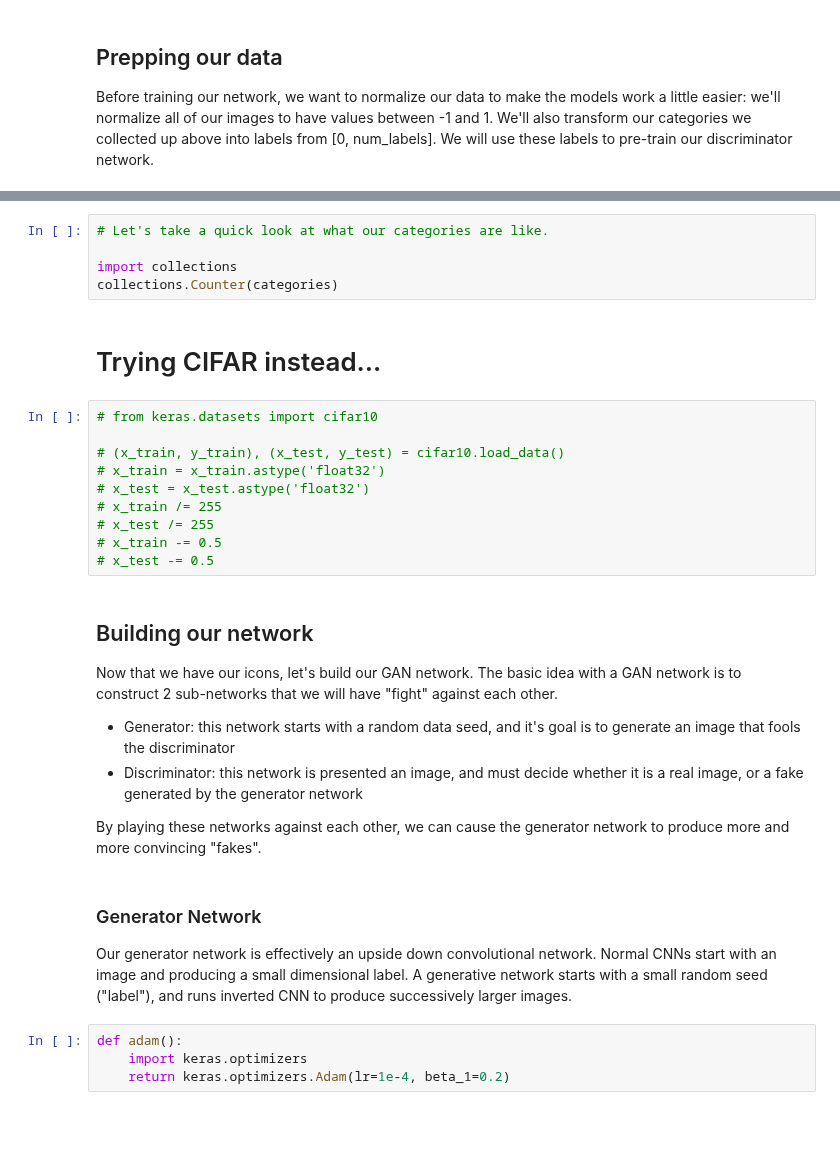
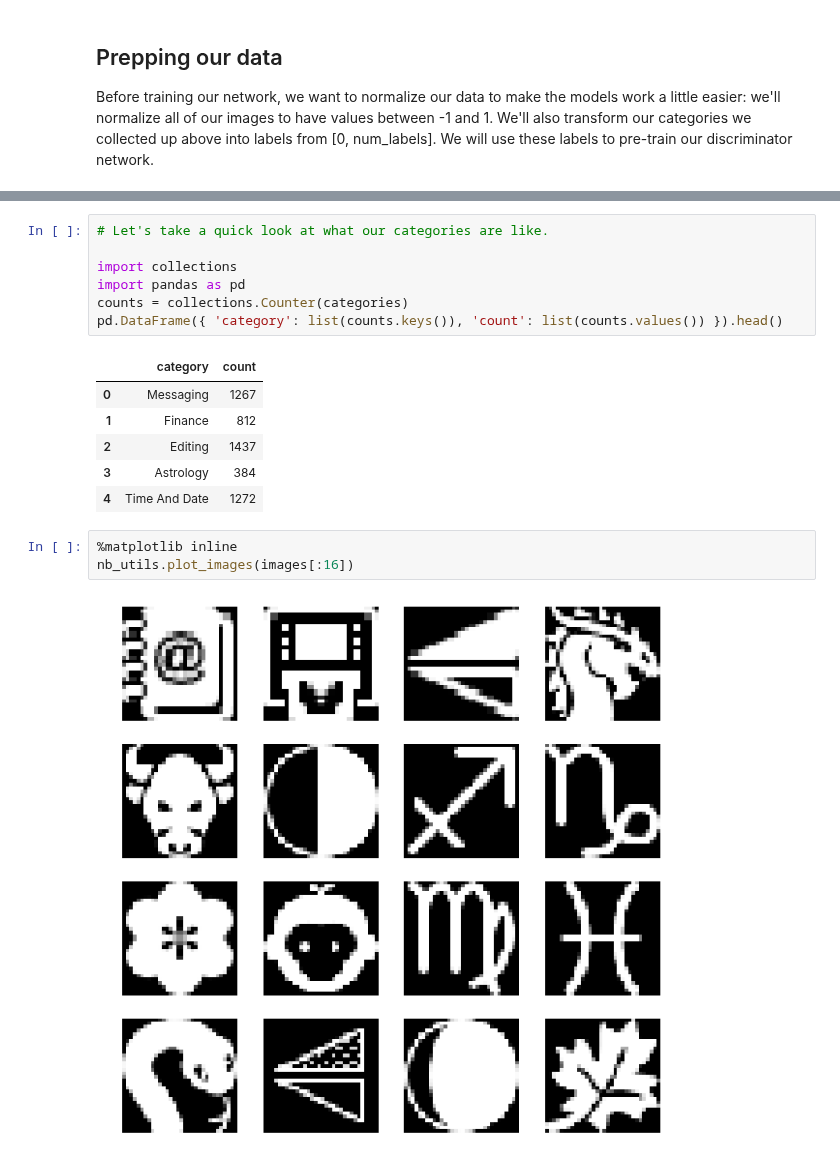
Before and after one commit to DOsinga/deep_learning_cookbook, a Jupyter notebook: GAN.ipynb, the cells around one changed output, grey strips where cells are left out. Saved outputs shown, nothing was run; the diff lists cells and outputs as text; blank space fills up the shorter version.

```diff
--- a/GAN.ipynb
+++ b/GAN.ipynb
@@ -44,33 +374,18 @@ x_train = img_array
 # Let's take a quick look at what our categories are like.
 
 import collections
-collections.Counter(categories)
+import pandas as pd
+counts = collections.Counter(categories)
+pd.DataFrame({ 'category': list(counts.keys()), 'count': list(counts.values()) }).head()
+# %% [output]
+|  | category | count |
+| 0 | Messaging | 1267 |
+| 1 | Finance | 812 |
+| 2 | Editing | 1437 |
+| 3 | Astrology | 384 |
+| 4 | Time And Date | 1272 |
-# %% [markdown]
-# Trying CIFAR instead...
-# %%
-# from keras.datasets import cifar10
-
-# (x_train, y_train), (x_test, y_test) = cifar10.load_data()
-# x_train = x_train.astype('float32')
-# x_test = x_test.astype('float32')
-# x_train /= 255
-# x_test /= 255
-# x_train -= 0.5
-# x_test -= 0.5
-# %% [markdown]
-## Building our network
-
-Now that we have our icons, let's build our GAN network.  The basic idea with a GAN network is to construct 2 sub-networks that we will have "fight" against each other.
-
-* Generator: this network starts with a random data seed, and it's goal is to generate an image that fools the discriminator
-* Discriminator: this network is presented an image, and must decide whether it is a real image, or a fake generated by the generator network
-
-By playing these networks against each other, we can cause the generator network to produce more and more convincing "fakes".
-# %% [markdown]
-### Generator Network
-
-Our generator network is effectively an upside down convolutional network.  Normal CNNs start with an image and producing a small dimensional label.  A generative network starts with a small random seed ("label"), and runs inverted CNN to produce successively larger images.
-# %%
-def adam():
-    import keras.optimizers
-    return keras.optimizers.Adam(lr=1e-4, beta_1=0.2)
+# %%
+%matplotlib inline
+nb_utils.plot_images(images[:16])
+# %% [output]
+[figure, added]
```
Also changed, not shown: parts of 30 cells of this notebook, 2 other files.
